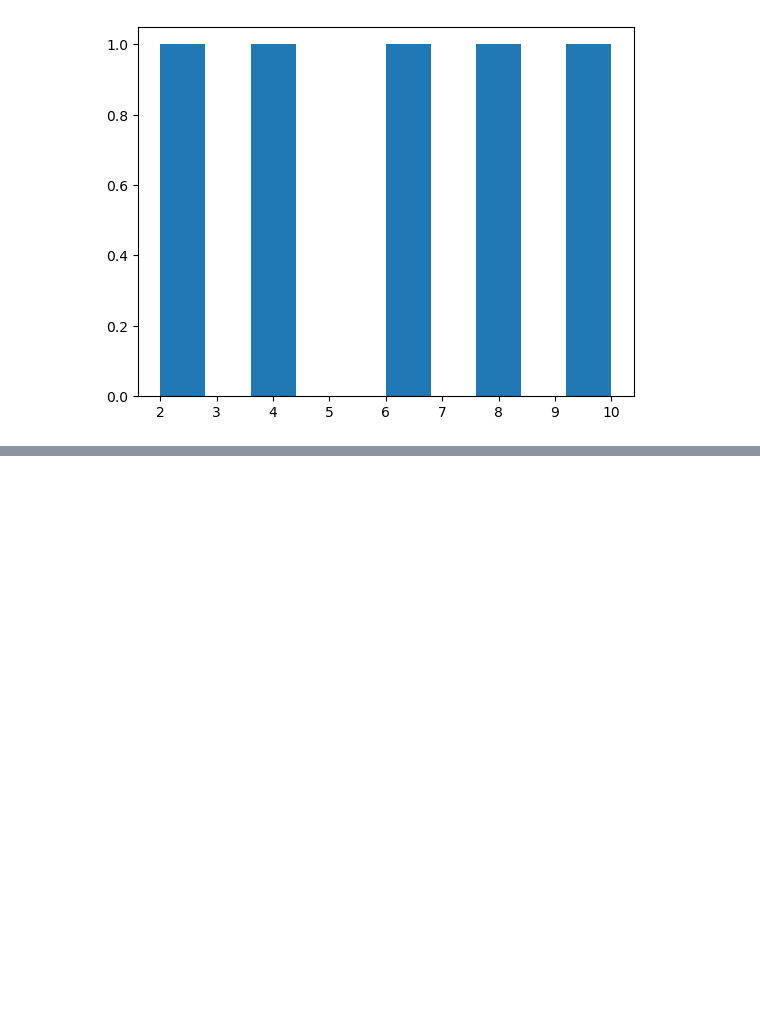
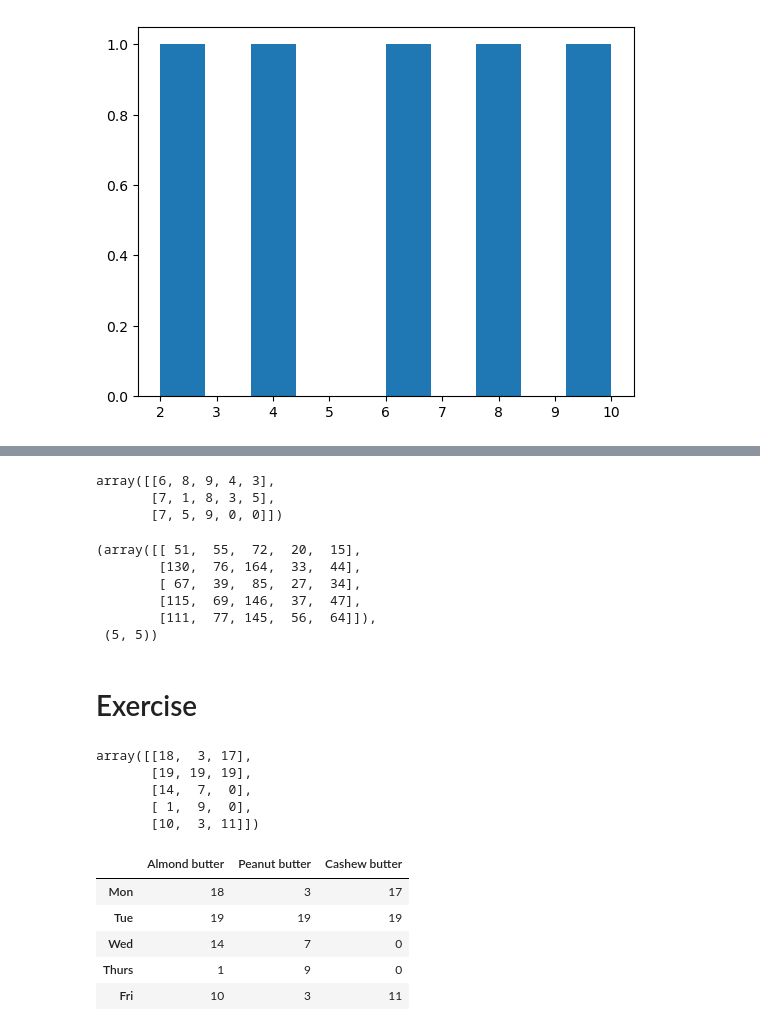
Before and after one commit to adityapaul26/ml, a Jupyter notebook: Introduction to Numpy.ipynb, the cells around one changed output, grey strips where cells are left out. Cells and saved outputs as stored; diff of their text form; code cells hidden in the pictures; blank space fills up the shorter version.

```diff
--- a/Introduction to Numpy.ipynb
+++ b/Introduction to Numpy.ipynb
@@ -304,0 +391,40 @@ plt.show()
+# %%
+# We need to find the transpose of one matrix to perform the multiplication
+array3= array2.T
+array3
+# %% [output]
+array([[6, 8, 9, 4, 3],
+       [7, 1, 8, 3, 5],
+       [7, 5, 9, 0, 0]])
+# %%
+array4 = np.dot(array1,array3)
+array4,array4.shape
+# %% [output]
+(array([[ 51,  55,  72,  20,  15],
+        [130,  76, 164,  33,  44],
+        [ 67,  39,  85,  27,  34],
+        [115,  69, 146,  37,  47],
+        [111,  77, 145,  56,  64]]),
+ (5, 5))
+# %% [markdown]
+# Exercise
+# %%
+sales= np.random.randint(20,size=(5,3))
+sales
+# %% [output]
+array([[18,  3, 17],
+       [19, 19, 19],
+       [14,  7,  0],
+       [ 1,  9,  0],
+       [10,  3, 11]])
+# %%
+import pandas as pd
+sales_df= pd.DataFrame(sales,index=["Mon","Tue","Wed","Thurs","Fri"],columns=["Almond butter","Peanut butter","Cashew butter"])
+sales_df
+# %% [output]
+|  | Almond butter | Peanut butter | Cashew butter |
+| Mon | 18 | 3 | 17 |
+| Tue | 19 | 19 | 19 |
+| Wed | 14 | 7 | 0 |
+| Thurs | 1 | 9 | 0 |
+| Fri | 10 | 3 | 11 |
```
Also changed, not shown: parts of 45 cells of this notebook, 3 other files.
